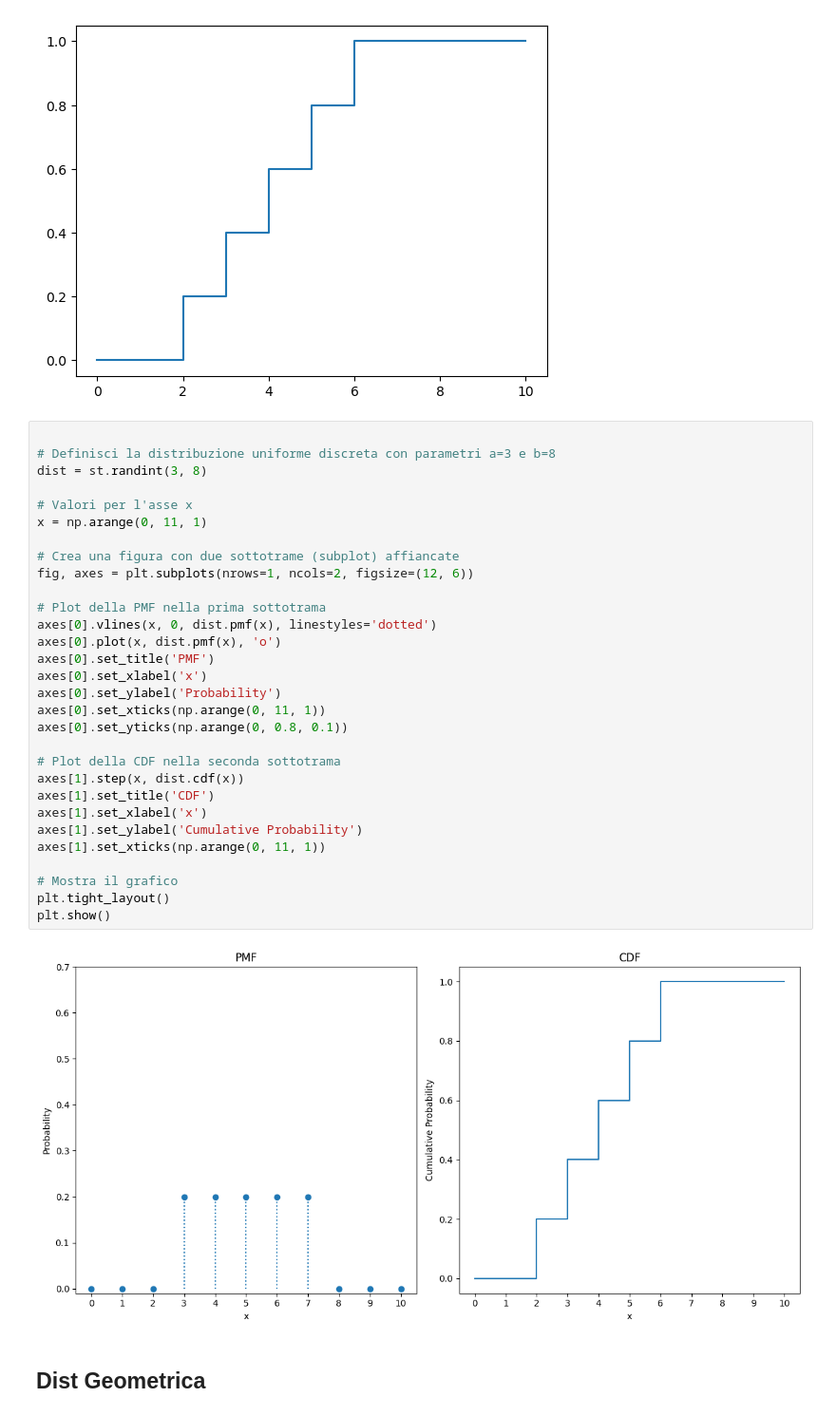
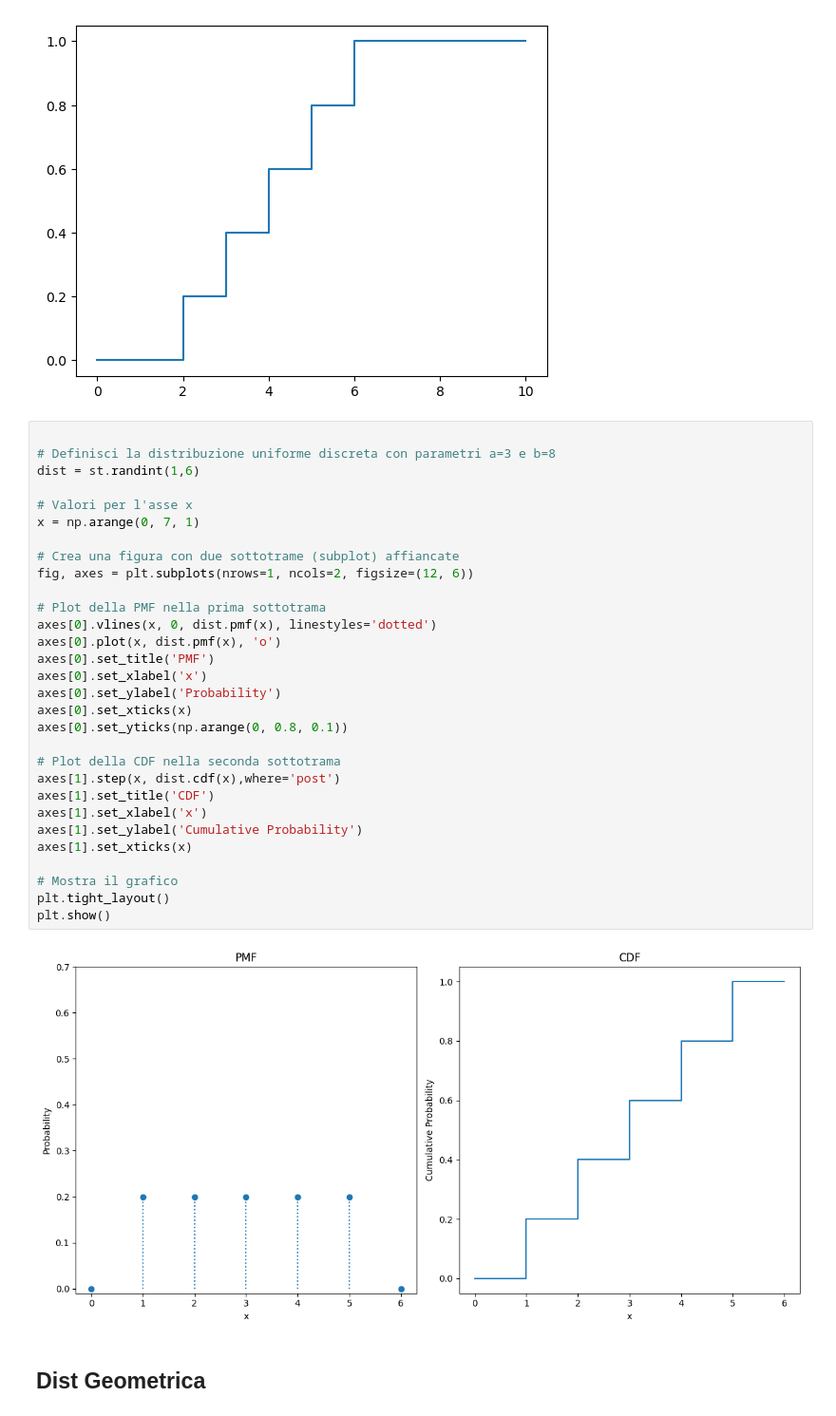
Before and after one commit to FriendlyWizard23/StatisticaL31, a Jupyter notebook: JUPYTER/TEMI D'ESAME/Distribuzioni.ipynb, the cells around one changed output. Shown: that part at 95% size. Cells and saved outputs as stored; diff of their text form.

```diff
--- a/JUPYTER/TEMI D'ESAME/Distribuzioni.ipynb
+++ b/JUPYTER/TEMI D'ESAME/Distribuzioni.ipynb
@@ -208,35 +212,35 @@ plt.show()
 # %%
 
 # Definisci la distribuzione uniforme discreta con parametri a=3 e b=8
-dist = st.randint(3, 8)
+dist = st.randint(1,6)
 
 # Valori per l'asse x
-x = np.arange(0, 11, 1)
+x = np.arange(0, 7, 1)
 
 # Crea una figura con due sottotrame (subplot) affiancate
 fig, axes = plt.subplots(nrows=1, ncols=2, figsize=(12, 6))
 
 # Plot della PMF nella prima sottotrama
 axes[0].vlines(x, 0, dist.pmf(x), linestyles='dotted')
 axes[0].plot(x, dist.pmf(x), 'o')
 axes[0].set_title('PMF')
 axes[0].set_xlabel('x')
 axes[0].set_ylabel('Probability')
-axes[0].set_xticks(np.arange(0, 11, 1))
+axes[0].set_xticks(x)
 axes[0].set_yticks(np.arange(0, 0.8, 0.1))
 
 # Plot della CDF nella seconda sottotrama
-axes[1].step(x, dist.cdf(x))
+axes[1].step(x, dist.cdf(x),where='post')
 axes[1].set_title('CDF')
 axes[1].set_xlabel('x')
 axes[1].set_ylabel('Cumulative Probability')
-axes[1].set_xticks(np.arange(0, 11, 1))
+axes[1].set_xticks(x)
 
 # Mostra il grafico
 plt.tight_layout()
 plt.show()
 # %% [output]
-[figure, old version]
+[figure, new version]
 # %% [markdown]
 ## Dist Geometrica
 # %%
```
Also changed, not shown: parts of 5 cells of this notebook, 8 other files.
